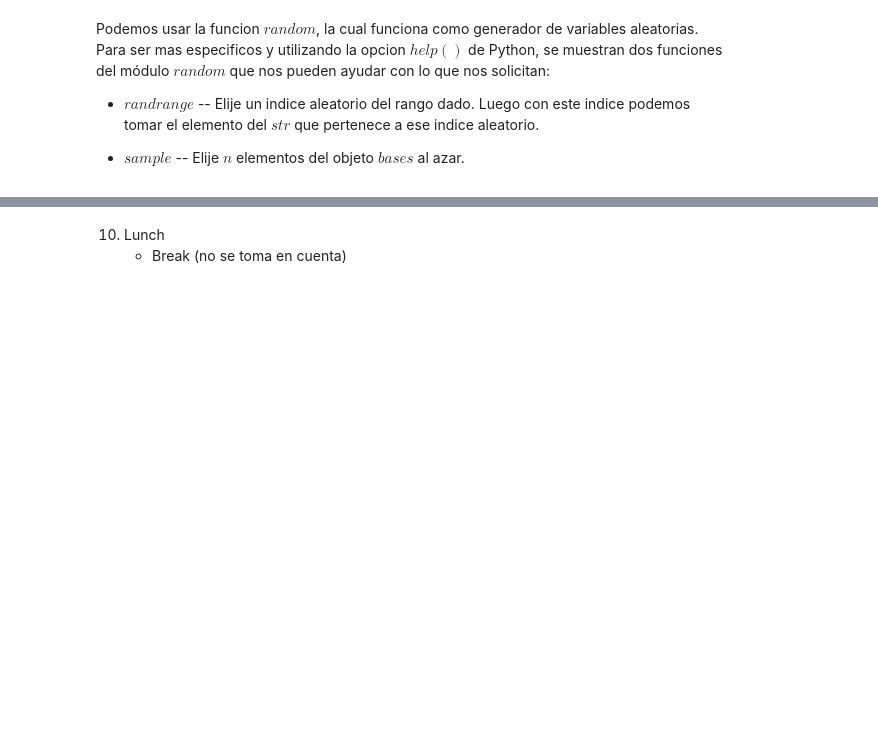
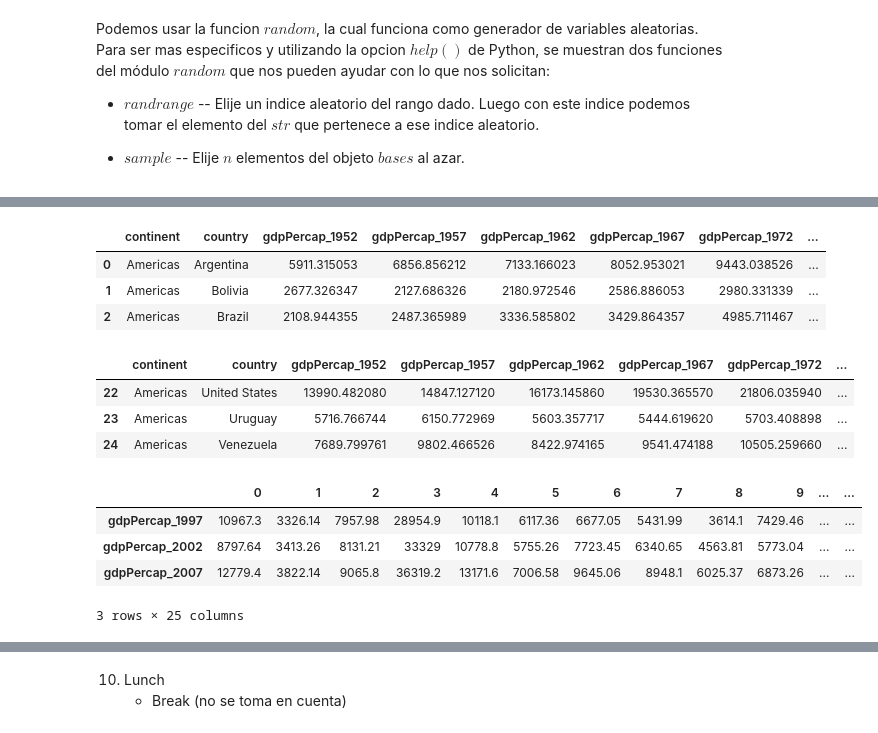
Before and after one commit to CamilaSilva1995/2021_PML_CamilaSilva, a Jupyter notebook: Tarea1_PML_CamilaSilva.ipynb, the cells around one changed output, grey strips where cells are left out. Saved outputs shown, nothing was run; the diff lists cells and outputs as text; code cells hidden in the pictures; blank space fills up the shorter version.

```diff
--- a/Tarea1_PML_CamilaSilva.ipynb
+++ b/Tarea1_PML_CamilaSilva.ipynb
@@ -157,0 +216,23 @@ Podemos usar la funcion $random$, la cual funciona como generador de variables a
+# %%
+americas.head(3) # llama las primeras 3 filas del data set "americas"
+# %% [output]
+|  | continent | country | gdpPercap_1952 | gdpPercap_1957 | gdpPercap_1962 | gdpPercap_1967 | gdpPercap_1972 | ... |
+| 0 | Americas | Argentina | 5911.315053 | 6856.856212 | 7133.166023 | 8052.953021 | 9443.038526 | ... |
+| 1 | Americas | Bolivia | 2677.326347 | 2127.686326 | 2180.972546 | 2586.886053 | 2980.331339 | ... |
+| 2 | Americas | Brazil | 2108.944355 | 2487.365989 | 3336.585802 | 3429.864357 | 4985.711467 | ... |
+# %%
+americas.tail(3) #muestra las ultimas 3 filas del dataset "americas"
+# %% [output]
+|  | continent | country | gdpPercap_1952 | gdpPercap_1957 | gdpPercap_1962 | gdpPercap_1967 | gdpPercap_1972 | ... |
+| 22 | Americas | United States | 13990.482080 | 14847.127120 | 16173.145860 | 19530.365570 | 21806.035940 | ... |
+| 23 | Americas | Uruguay | 5716.766744 | 6150.772969 | 5603.357717 | 5444.619620 | 5703.408898 | ... |
+| 24 | Americas | Venezuela | 7689.799761 | 9802.466526 | 8422.974165 | 9541.474188 | 10505.259660 | ... |
+# %%
+americasT = americas.T # transpone el data set para poder ver las columnas
+americasT.tail(3)      # ya que la funcion .tail muestra las filas
+# %% [output]
+|  | 0 | 1 | 2 | 3 | 4 | 5 | 6 | 7 | 8 | 9 | ... | ... |
+| gdpPercap_1997 | 10967.3 | 3326.14 | 7957.98 | 28954.9 | 10118.1 | 6117.36 | 6677.05 | 5431.99 | 3614.1 | 7429.46 | ... | ... |
+| gdpPercap_2002 | 8797.64 | 3413.26 | 8131.21 | 33329 | 10778.8 | 5755.26 | 7723.45 | 6340.65 | 4563.81 | 5773.04 | ... | ... |
+| gdpPercap_2007 | 12779.4 | 3822.14 | 9065.8 | 36319.2 | 13171.6 | 7006.58 | 9645.06 | 8948.1 | 6025.37 | 6873.26 | ... | ... |
+3 rows × 25 columns
```
Also changed, not shown: parts of 42 cells of this notebook.
